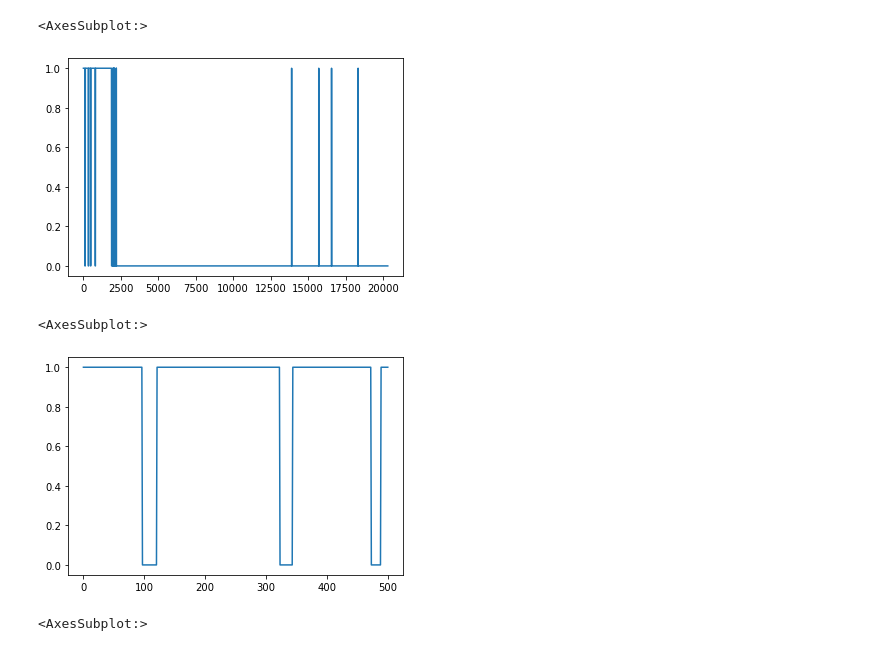
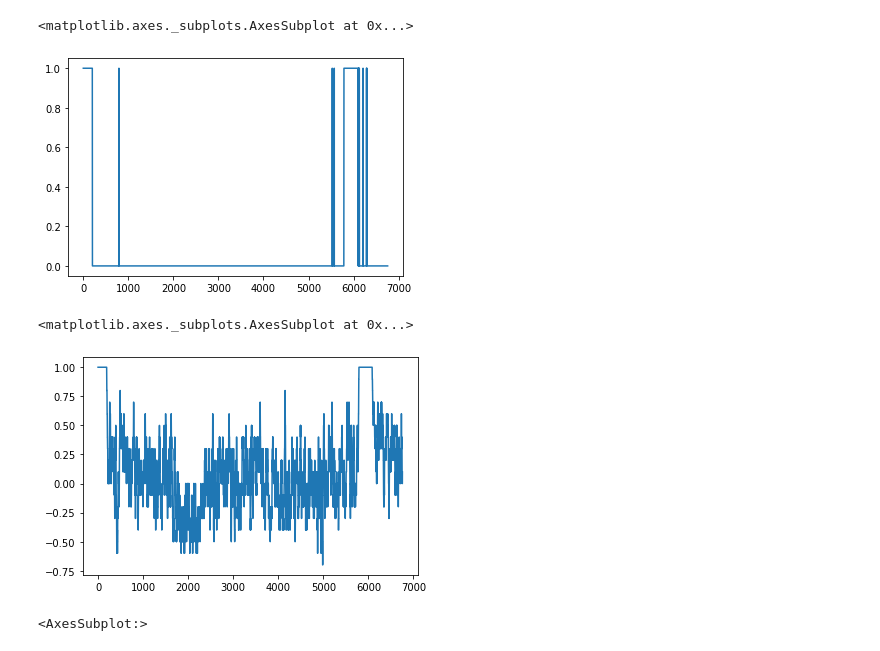
Before and after one commit to GillesFischerSorbonne/telofinder, a Jupyter notebook: src/python_script/analyse_telom_testing.ipynb, the cells around one changed output. Cells and saved outputs as stored; diff of their text form; code cells hidden in the pictures.

Commit message:
add skew plot

```diff
--- a/src/python_script/analyse_telom_testing.ipynb
+++ b/src/python_script/analyse_telom_testing.ipynb
@@ -23,5 +6,3 @@ WARNING [sequana.snaketools]:  sequana pipelines not installed. Please install a
 %autoreload 2
 
 %matplotlib inline
-# %%
-poly_df, pat_df, skewness_df = atl.run_single_or_iterative("../../misc")
@@ -77,13 +54,13 @@ pat_df.loc[("test.telo.blocks", "utg84"),0:500].transpose().plot()
 # %%
-pat_df.loc[("test.telo.blocks", "utg84"),:].transpose().plot()
+pat_df.loc[("test.telo.blocks", "chrI_ACA_left"),0:10000].transpose().plot()
 # %% [output]
-<AxesSubplot:>
+<matplotlib.axes._subplots.AxesSubplot at 0x...>
-[figure, old version]
+[figure, new version]
 # %%
-pat_df.loc[("test.telo.blocks", "utg84"),0:500].transpose().plot()
+skewness_df.loc[("test.telo.blocks", "chrI_ACA_left"),0:20000].transpose().plot()
 # %% [output]
-<AxesSubplot:>
+<matplotlib.axes._subplots.AxesSubplot at 0x...>
-[figure, old version]
+[figure, new version]
 # %%
 pat_df.loc[("test.telo.blocks", "chrI"),].transpose().plot()
 # %% [output]
```
Also changed, not shown: parts of 11 cells of this notebook.
